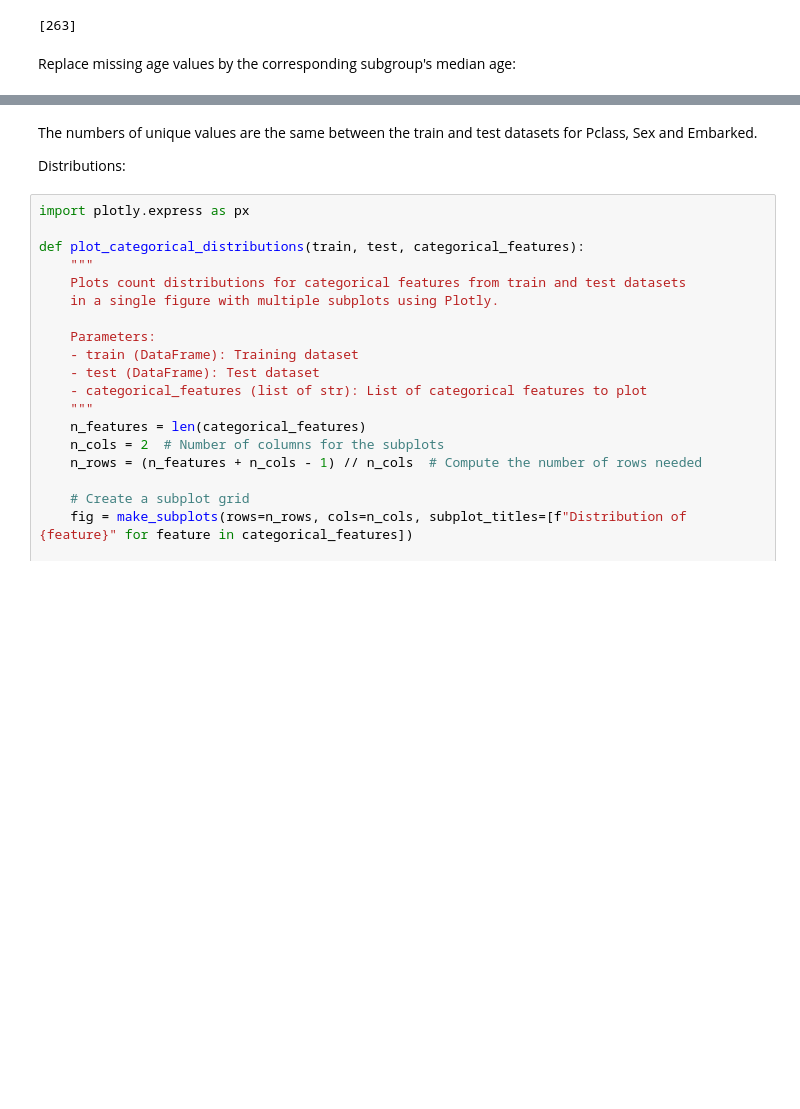
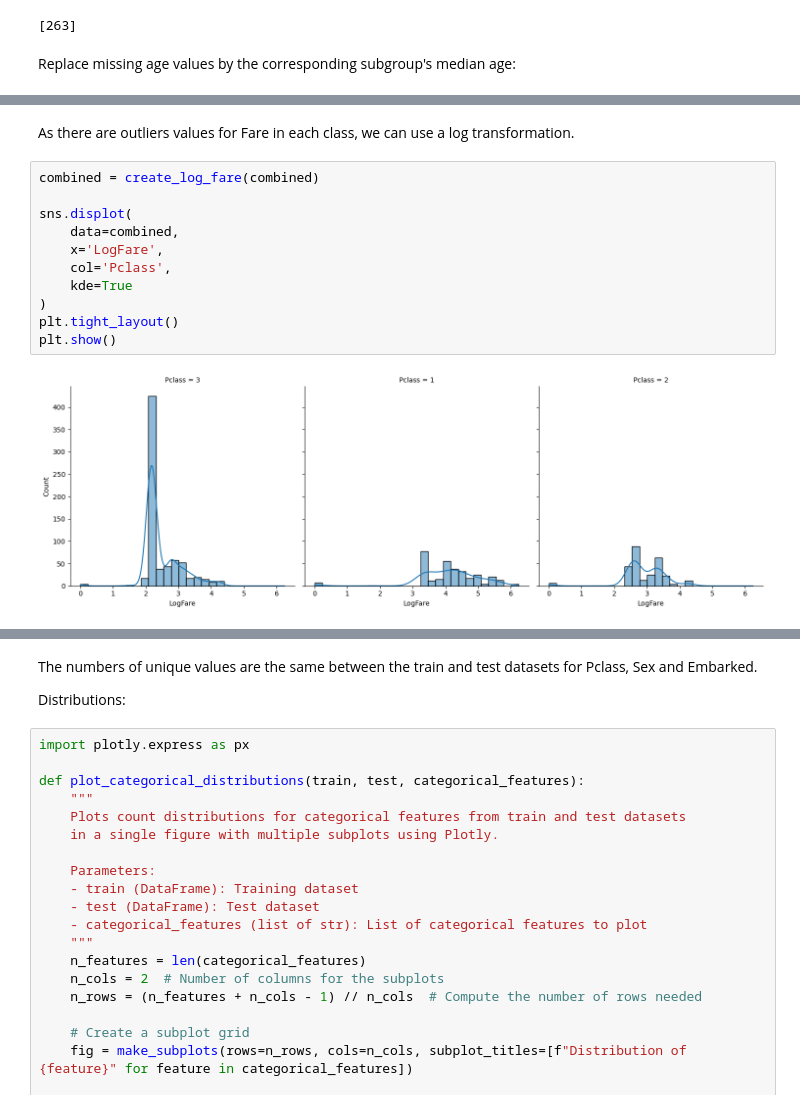
Before and after one commit to fdayde/kaggle-titanic, a Jupyter notebook: notebooks/01_data_exploration.ipynb, the cells around one changed output, grey strips where cells are left out. Cells and saved outputs as stored; diff of their text form; blank space fills up the shorter version.

```diff
--- a/notebooks/01_data_exploration.ipynb
+++ b/notebooks/01_data_exploration.ipynb
@@ -893,0 +921,15 @@ print(missing)
+# %% [markdown]
+As there are outliers values for Fare in each class, we can use a log transformation.
+# %%
+combined = create_log_fare(combined)
+
+sns.displot(
+    data=combined,
+    x='LogFare',
+    col='Pclass',
+    kde=True
+)
+plt.tight_layout()
+plt.show()
+# %% [output]
+[figure, added]
```
Also changed, not shown: parts of 42 cells of this notebook, 2 other files.
